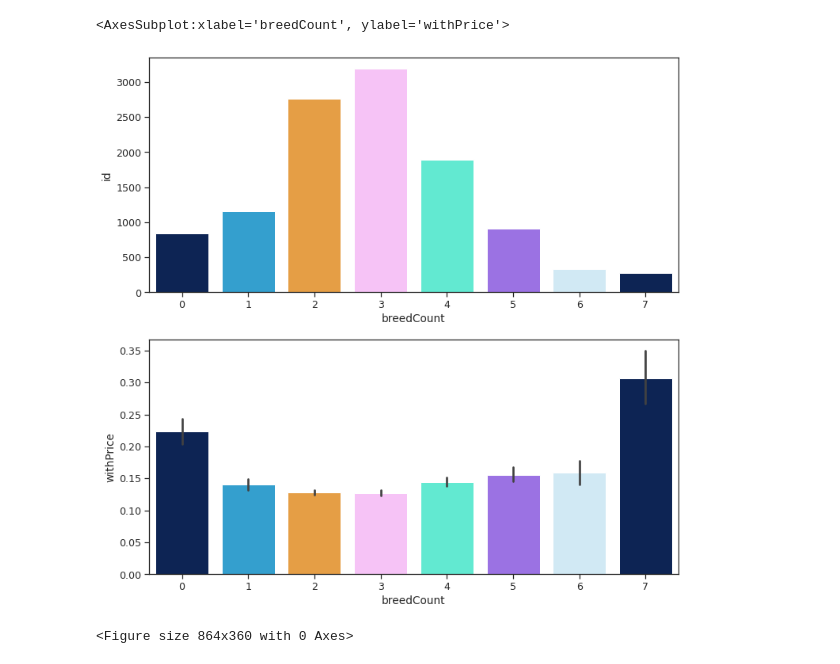
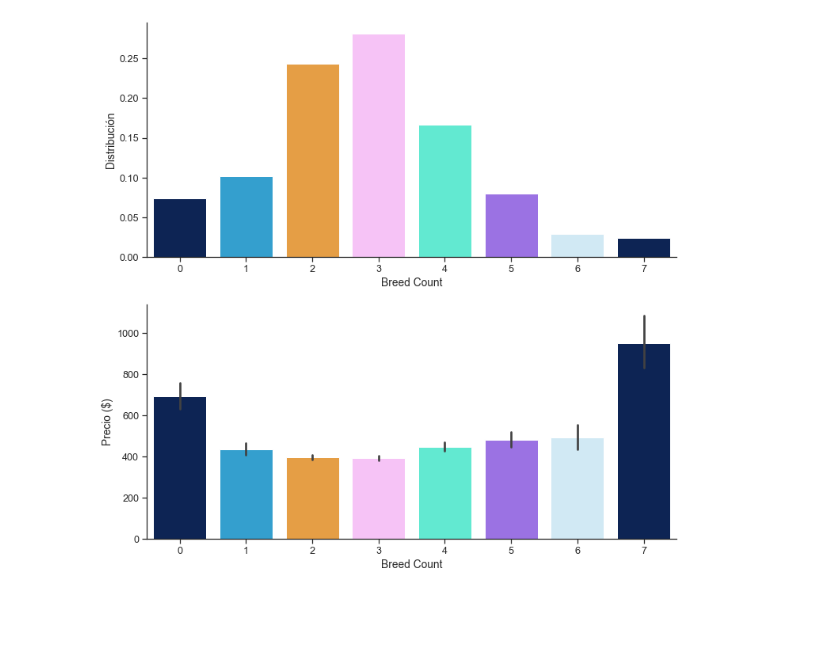
Before and after one commit to SaulOviedo/axie_infinity_vizualization, a Jupyter notebook: main.ipynb, the cells around one changed output. Drawn from its saved outputs; the diff is of its cells as text; code cells hidden in the pictures; blank space fills up the shorter version.

```diff
--- a/main.ipynb
+++ b/main.ipynb
@@ -7,4 +7,7 @@ from datetime import datetime
 # %%
+ETHUSD = 3094.27
+
+
 colors = ["#012060", "#1ba9e7", "#ffa12b", "#febbfe", "#4cffdf", "#965ff6", "#cbebfa" ,"#012060", "#1ba9e7"]
 custom_pallet = sns.color_palette(colors)
 # Set your custom color palette
@@ -46,6 +49,7 @@ col_dtypes = {
 }
 
 axies = pd.read_csv('./datasets/dataset_0_25000.csv', index_col='txHash', dtype=col_dtypes, parse_dates=['birthDate', 'timestamp'])
+axies['withPriceUsd'] = ETHUSD * axies['withPrice']
 axies['birthDate'] = pd.to_datetime(axies['birthDate'], unit='s')
 axies['timestamp'] = pd.to_datetime(axies['timestamp'], unit='s')
 axies.drop(columns=['stage','title', 'level', 'Unnamed: 0'], inplace=True)
@@ -60,9 +64,17 @@ sns.scatterplot(data=axies, x='timestamp', y='withPrice', hue='breedCount', pale
 ax_sub = axies.groupby(['class']).agg({'id':'count'})
 ax_sub.id = ax_sub.id / ax_sub.id.sum()
 ax_sub = ax_sub.sort_values('id').reset_index()
-
+sns.set_style("ticks")
 fig, [ax1, ax2] = plt.subplots(2,1,figsize=(12,12))
 
-sns.barplot(data=ax_sub, x='class', y='id', ax=ax1, )
-sns.barplot(data=axies, x='class', y='withPrice', ax=ax2, order=ax_sub['class'])
+sns.barplot(data=ax_sub, x='class', y='id', ax=ax1, label='')
+ax1.set_ylabel('Distribución')
+ax1.set_xlabel('Clase')
+
+sns.barplot(data=axies, x='class', y='withPriceUsd', label='Precio ($)', ax=ax2, order=ax_sub['class'])
+ax2.set_ylabel('Precio ($)')
+ax2.set_xlabel('Clase')
+
+sns.despine()
+fig.savefig('./images/clase.png', transparent=True)
 # %% [output]
@@ -71,20 +82,27 @@ sns.barplot(data=axies, x='class', y='withPrice', ax=ax2, order=ax_sub['class'])
 # %%
 axis_breed = axies.groupby('breedCount').agg({'id':'count','withPrice':'mean'})
+axis_breed.id = axis_breed.id / axis_breed.id.sum()
 axis_breed = axis_breed.reset_index()
 
 fig, [ax1, ax2] = plt.subplots(2,1,figsize=(12,12))
 
 sns.barplot(data=axis_breed, x='breedCount', y='id', ax=ax1)
-sns.barplot(data=axies, x='breedCount', y='withPrice', ax=ax2)
+ax1.set_ylabel('Distribución')
+ax1.set_xlabel('Breed Count')
+
+sns.barplot(data=axies, x='breedCount', y='withPriceUsd', ax=ax2)
+vals = ax2.get_yticks()
+ax2.set_ylabel('Precio ($)')
+ax2.set_xlabel('Breed Count')
+
+sns.despine()
+fig.savefig('./images/breedcount.png', transparent=True)
 # %% [output]
-<AxesSubplot:xlabel='breedCount', ylabel='withPrice'>
-[figure, old version]
+[figure, new version]
 # %%
 axies_corr = axies.corr()
 
 corr = axies_corr.withPrice.sort_values(ascending=False).to_frame()
 corr = corr.reset_index()
 corr = corr.iloc[1:-3]
-# %% [output]
-<Figure size 864x360 with 0 Axes>
 # %%
```
Also changed, not shown: parts of 10 cells of this notebook, 8 other files.
